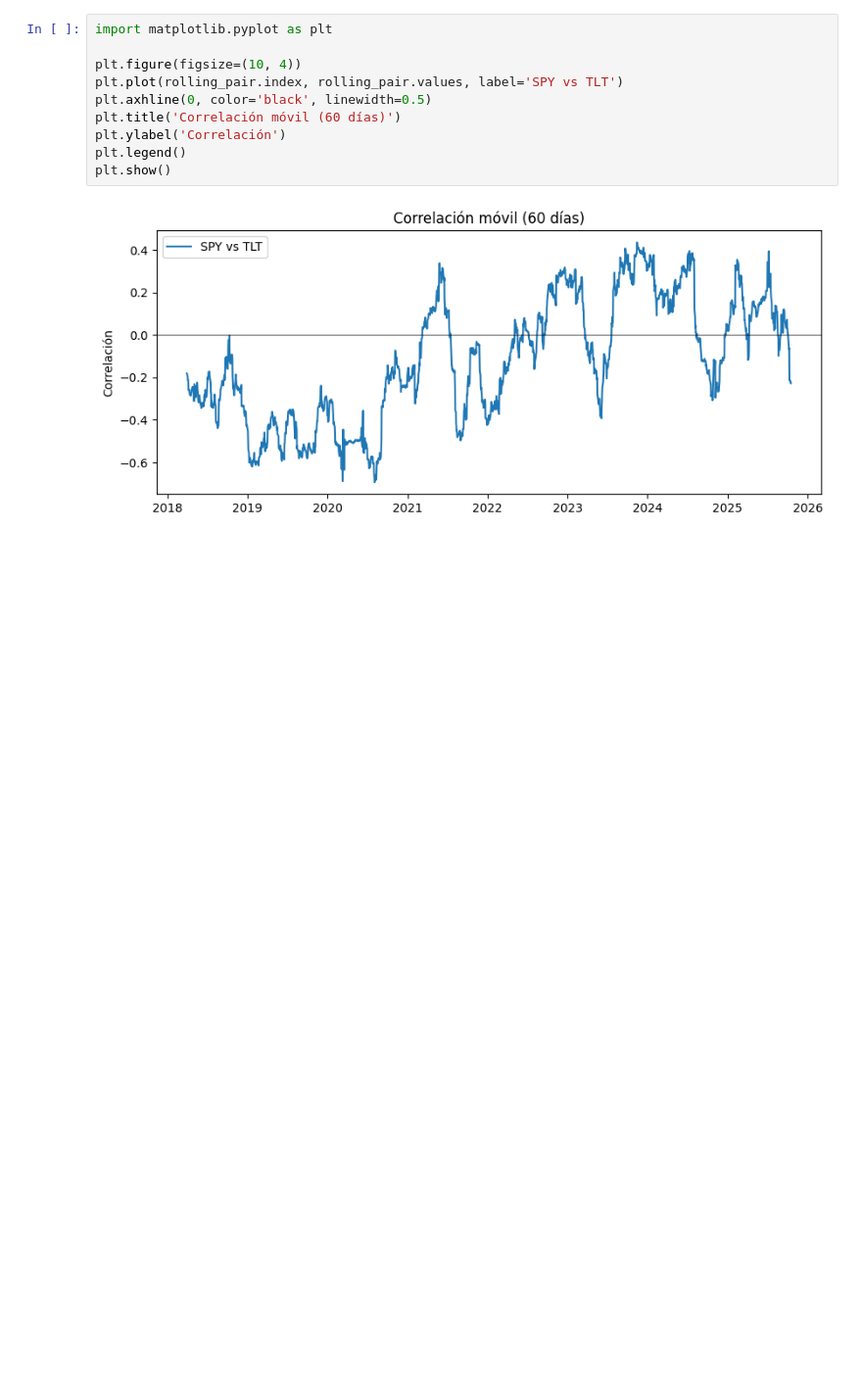
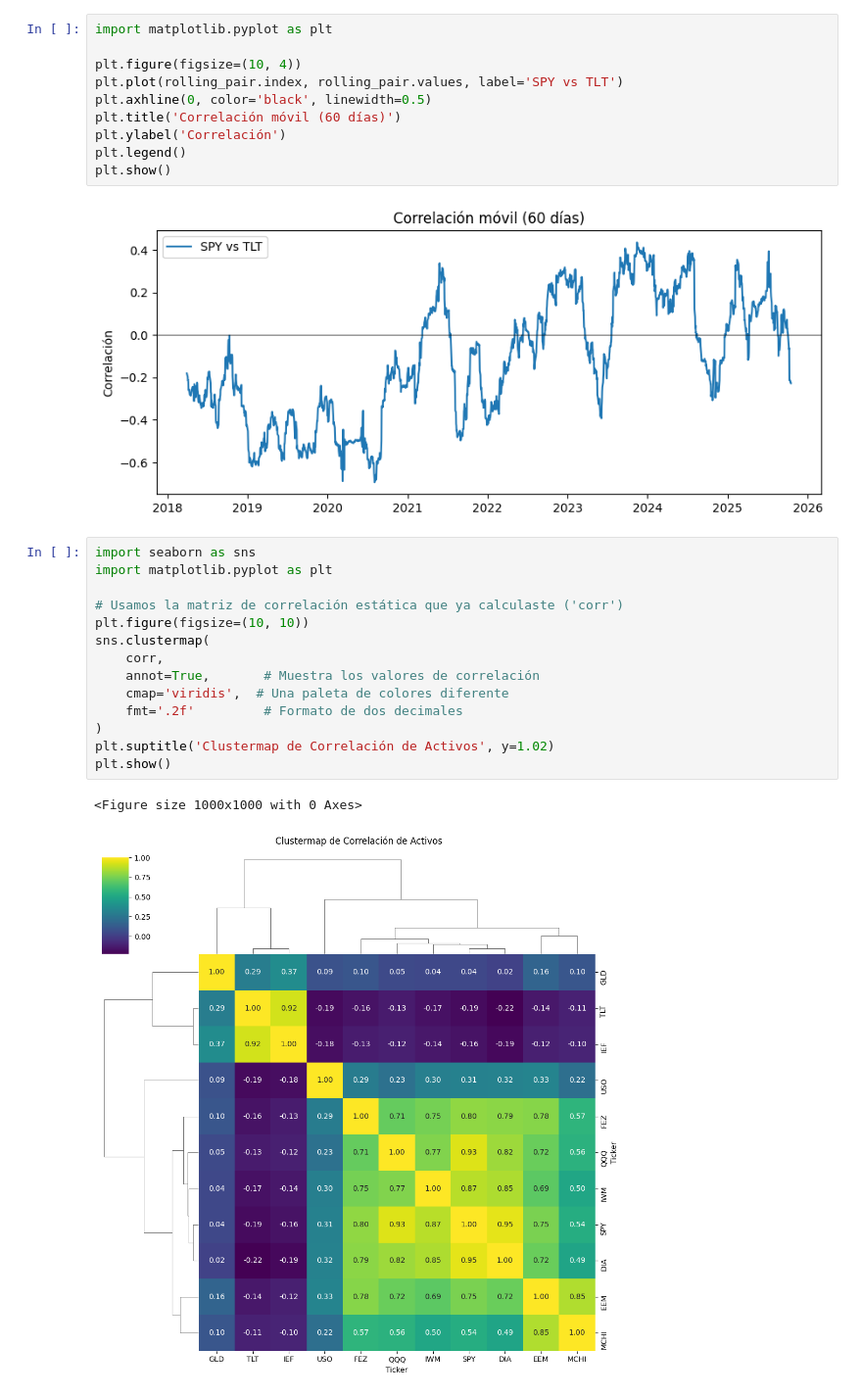
Before and after one commit to AlbertoPS93/Finance, a Jupyter notebook: correlacion_heatmap.ipynb, the cells around one changed output. Shown at 98% size. Saved outputs shown, nothing was run; the diff lists cells and outputs as text; blank space fills up the shorter version.

```diff
--- a/correlacion_heatmap.ipynb
+++ b/correlacion_heatmap.ipynb
@@ -211,3 +211,20 @@ plt.legend()
 plt.show()
 # %% [output]
 [figure]
+# %%
+import seaborn as sns
+import matplotlib.pyplot as plt
+
+# Usamos la matriz de correlación estática que ya calculaste ('corr')
+plt.figure(figsize=(10, 10))
+sns.clustermap(
+    corr,
+    annot=True,       # Muestra los valores de correlación
+    cmap='viridis',  # Una paleta de colores diferente
+    fmt='.2f'         # Formato de dos decimales
+)
+plt.suptitle('Clustermap de Correlación de Activos', y=1.02)
+plt.show()
+# %% [output]
+<Figure size 1000x1000 with 0 Axes>
+[figure, added]
```
Also changed, not shown: parts of 5 cells of this notebook.
